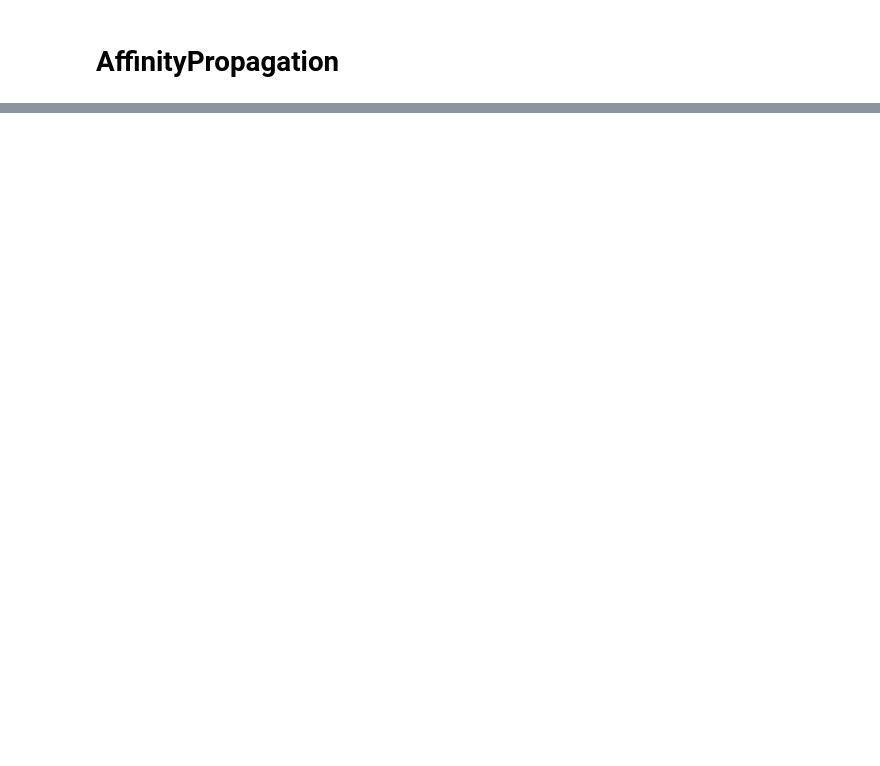
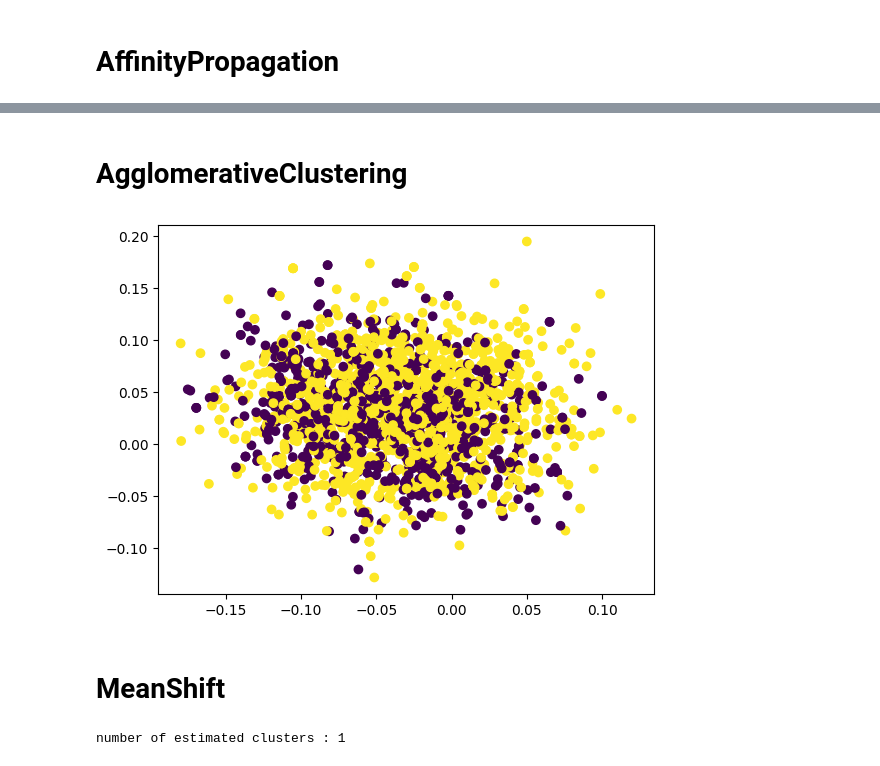
Before and after one commit to NinaWilschut/Master_Thesis, a Jupyter notebook: title_embed.ipynb, the cells around one changed output, grey strips where cells are left out. Cells and saved outputs as stored; diff of their text form; code cells hidden in the pictures; blank space fills up the shorter version.

```diff
--- a/title_embed.ipynb
+++ b/title_embed.ipynb
@@ -137,0 +180,20 @@ plt.show()
+# %% [markdown]
+# AgglomerativeClustering
+# %%
+ac = AgglomerativeClustering().fit(embed)
+
+ac_labels = ac.labels_
+
+res = ac.fit_predict(embed)
+
+# Number of clusters in labels, ignoring noise if present.
+n_clusters_ = len(set(ac_labels)) - (1 if -1 in ac_labels else 0)
+n_noise_ = list(ac_labels).count(-1)
+
+print("Estimated number of clusters: %d" % n_clusters_)
+print("Estimated number of noise points: %d" % n_noise_)
+
+plt.scatter(embed[:,0], embed[:,1], c=res)
+plt.show()
+# %% [output]
+[figure, added]
@@ -137,0 +206,17 @@ plt.show()
+# %% [markdown]
+# MeanShift
+# %%
+# The following bandwidth can be automatically detected using
+bandwidth = sk.cluster.estimate_bandwidth(embed, quantile=0.2, n_samples=500)
+
+ms = MeanShift(bandwidth=bandwidth, bin_seeding=True)
+ms.fit(embed)
+ms_labels = ms.labels_
+cluster_centers = ms.cluster_centers_
+
+labels_unique = np.unique(ms_labels)
+n_clusters_ = len(labels_unique)
+
+print("number of estimated clusters : %d" % n_clusters_)
+# %% [output]
+number of estimated clusters : 1
```
Also changed, not shown: parts of 17 cells of this notebook, 7 other files.
